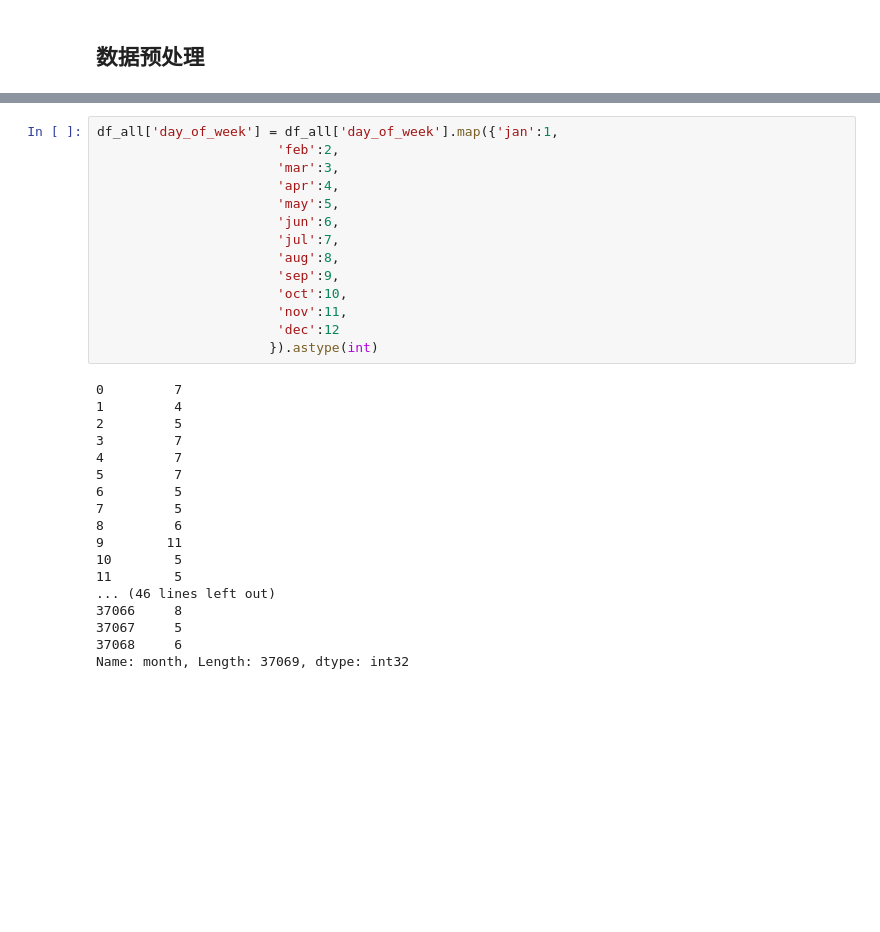
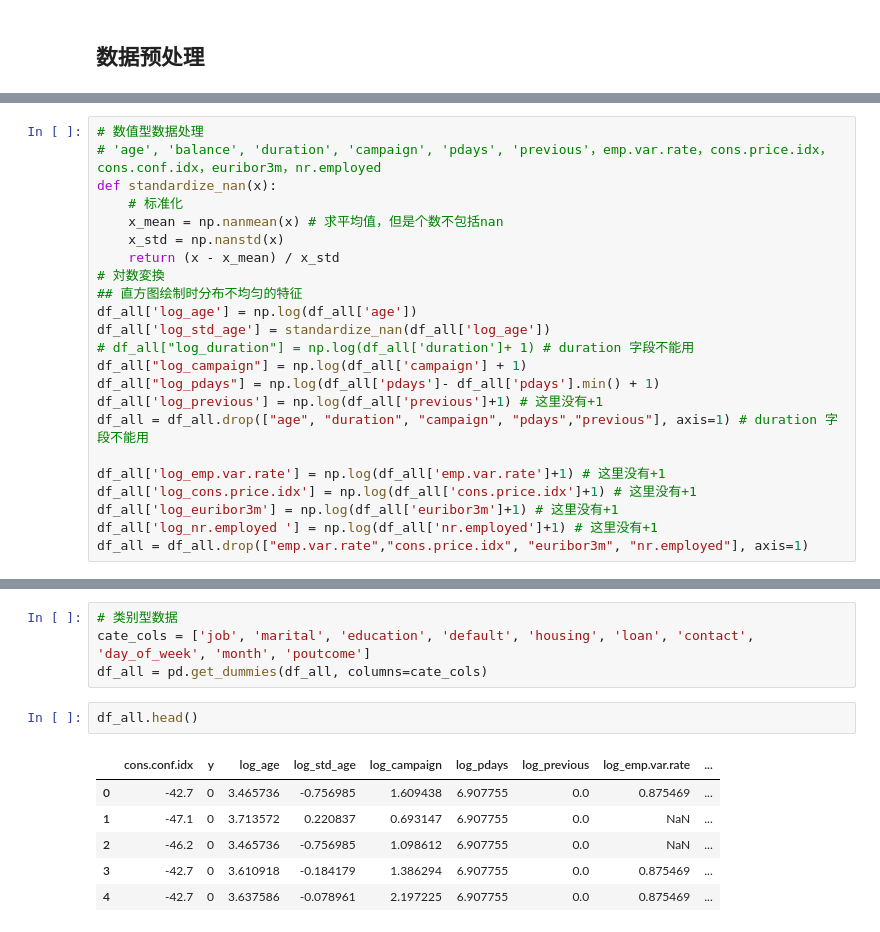
Before and after one commit to China-ChallengeHub/one-competition, a Jupyter notebook: EDA and Model.ipynb, the cells around one changed output, grey strips where cells are left out. Saved outputs shown, nothing was run; the diff lists cells and outputs as text; blank space fills up the shorter version.

```diff
--- a/EDA and Model.ipynb
+++ b/EDA and Model.ipynb
@@ -38 +61,24 @@ df_all = df_all.drop(["duration", "campaign", "pdays"], axis=1)
+# %%
+# 数值型数据处理
+# 'age', 'balance', 'duration', 'campaign', 'pdays', 'previous'，emp.var.rate，cons.price.idx，cons.conf.idx，euribor3m，nr.employed
+def standardize_nan(x):
+    # 标准化
+    x_mean = np.nanmean(x) # 求平均值，但是个数不包括nan
+    x_std = np.nanstd(x)
+    return (x - x_mean) / x_std
+# 対数変換
+## 直方图绘制时分布不均匀的特征
+df_all['log_age'] = np.log(df_all['age'])
+df_all['log_std_age'] = standardize_nan(df_all['log_age'])
+# df_all["log_duration"] = np.log(df_all['duration']+ 1) # duration 字段不能用
+df_all["log_campaign"] = np.log(df_all['campaign'] + 1)
+df_all["log_pdays"] = np.log(df_all['pdays']- df_all['pdays'].min() + 1)
+df_all['log_previous'] = np.log(df_all['previous']+1) # 这里没有+1
+df_all = df_all.drop(["age", "duration", "campaign", "pdays","previous"], axis=1) # duration 字段不能用
+
+df_all['log_emp.var.rate'] = np.log(df_all['emp.var.rate']+1) # 这里没有+1
+df_all['log_cons.price.idx'] = np.log(df_all['cons.price.idx']+1) # 这里没有+1
+df_all['log_euribor3m'] = np.log(df_all['euribor3m']+1) # 这里没有+1
+df_all['log_nr.employed '] = np.log(df_all['nr.employed']+1) # 这里没有+1
+df_all = df_all.drop(["emp.var.rate","cons.price.idx", "euribor3m", "nr.employed"], axis=1)
 # %%
@@ -52,32 +102,13 @@ df_all['month'] = df_all['month'].map({'mon':1,
-# %%
-df_all['day_of_week'] = df_all['day_of_week'].map({'jan':1,
-                       'feb':2,
-                       'mar':3,
-                       'apr':4,
-                       'may':5,
-                       'jun':6,
-                       'jul':7,
-                       'aug':8,
-                       'sep':9,
-                       'oct':10,
-                       'nov':11,
-                       'dec':12
-                      }).astype(int)
-# %% [output]
-0         7
-1         4
-2         5
-3         7
-4         7
-5         7
-6         5
-7         5
-8         6
-9        11
-10        5
-11        5
-... (46 lines left out)
-37066     8
-37067     5
-37068     6
-Name: month, Length: 37069, dtype: int32
+# %%
+# 类别型数据
+cate_cols = ['job', 'marital', 'education', 'default', 'housing', 'loan', 'contact', 'day_of_week', 'month', 'poutcome']
+df_all = pd.get_dummies(df_all, columns=cate_cols)
+# %%
+df_all.head()
+# %% [output]
+|  | cons.conf.idx | y | log_age | log_std_age | log_campaign | log_pdays | log_previous | log_emp.var.rate | ... |
+| 0 | -42.7 | 0 | 3.465736 | -0.756985 | 1.609438 | 6.907755 | 0.0 | 0.875469 | ... |
+| 1 | -47.1 | 0 | 3.713572 | 0.220837 | 0.693147 | 6.907755 | 0.0 | NaN | ... |
+| 2 | -46.2 | 0 | 3.465736 | -0.756985 | 1.098612 | 6.907755 | 0.0 | NaN | ... |
+| 3 | -42.7 | 0 | 3.610918 | -0.184179 | 1.386294 | 6.907755 | 0.0 | 0.875469 | ... |
+| 4 | -42.7 | 0 | 3.637586 | -0.078961 | 2.197225 | 6.907755 | 0.0 | 0.875469 | ... |
```
Also changed, not shown: parts of 15 cells of this notebook, 3 other files.
